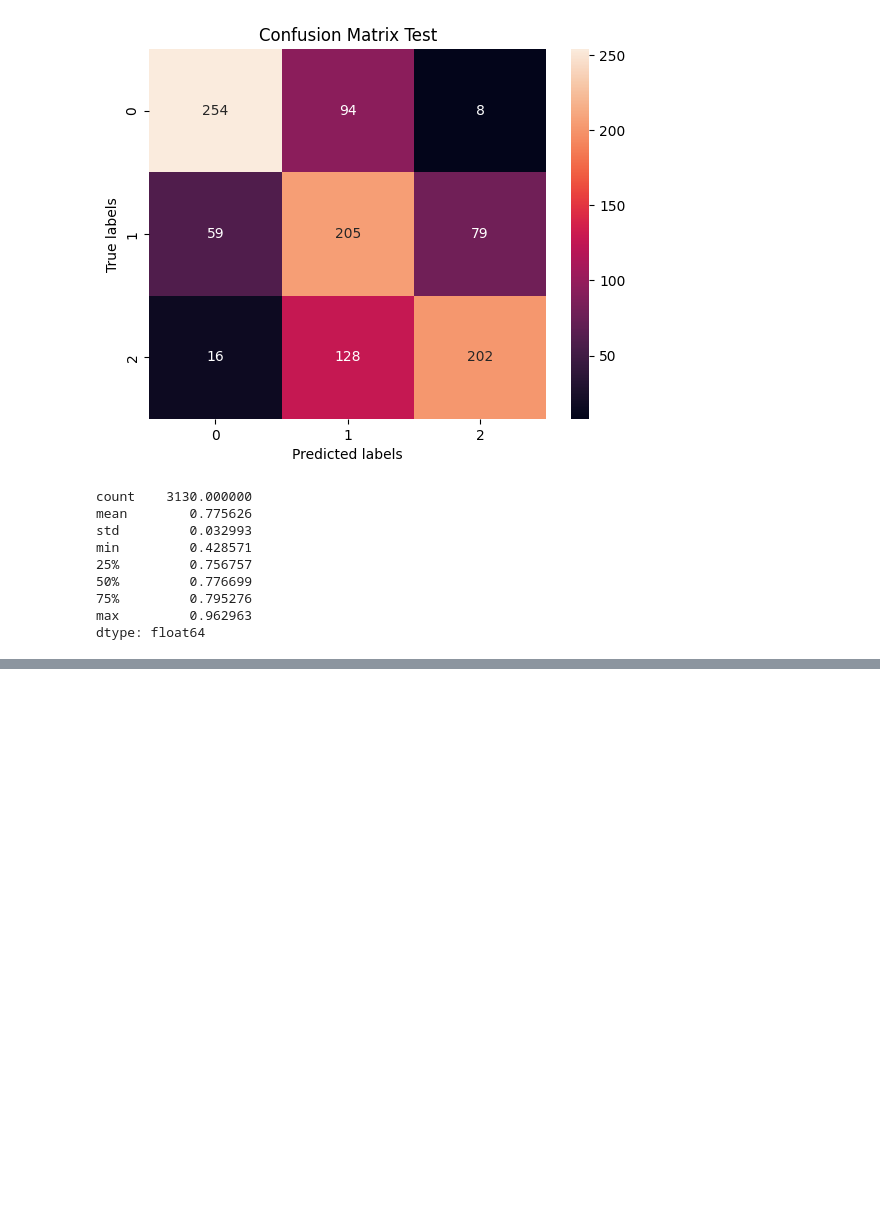
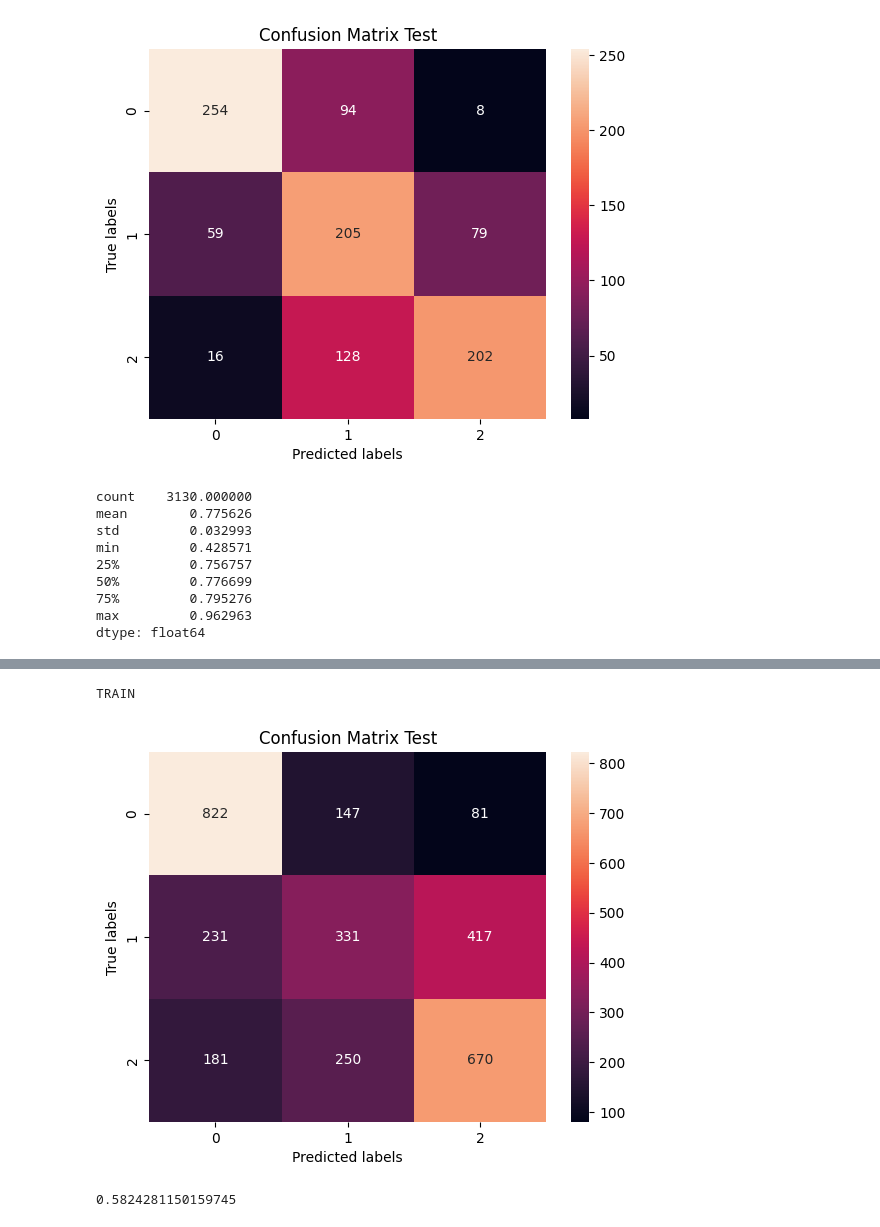
Before and after one commit to VidalGustavo/Tp-Final-IAA-2024, a Jupyter notebook: tp_final.ipynb, the cells around one changed output, grey strips where cells are left out. Cells and saved outputs as stored; diff of their text form; code cells hidden in the pictures; blank space fills up the shorter version.

```diff
--- a/tp_final.ipynb
+++ b/tp_final.ipynb
@@ -126,13 +144,9 @@ Vamos a probar armar un modelo para ver que pasa...
 # %%
-from sklearn.tree import DecisionTreeClassifier
-from sklearn.tree import plot_tree
-
-
 clf = DecisionTreeClassifier(max_depth=6, random_state=42)
 
 atributos_sexless = [
-    "Length", "Diameter", "Height", "Whole weight",
-    "Shucked weight", "Viscera weight", "Shell weight"
+    "Length", "Diameter", "Height", "Whole_weight",
+    "Shucked_weight", "Viscera_weight", "Shell_weight"
     ]
 X_train_sexless = X_train[atributos_sexless]
 X_test_sexless = X_test[atributos_sexless]
@@ -200,0 +216,20 @@ dtype: float64
+# %%
+clf_lg = LogisticRegression(penalty = None, random_state=42)
+
+clf_lg.fit(X_train[["Length", "Whole_weight"]], y_train)
+
+y_train_pred_lg = clf_lg.predict(X_train[["Length", "Whole_weight"]])
+
+print("\nTRAIN")
+ax= plt.subplot()
+sns.heatmap(confusion_matrix(y_train, y_train_pred_lg), annot=True, fmt='g', ax=ax);  #annot=True to annotate cells, ftm='g' to disable scientific notation
+# labels, title and ticks
+ax.set_xlabel('Predicted labels');ax.set_ylabel('True labels');
+ax.set_title('Confusion Matrix Test');
+plt.show()
+
+print(accuracy_score(y_train, y_train_pred_lg))
+# %% [output]
+TRAIN
+[figure, added]
+0.5824281150159745
```
Also changed, not shown: parts of 25 cells of this notebook.
